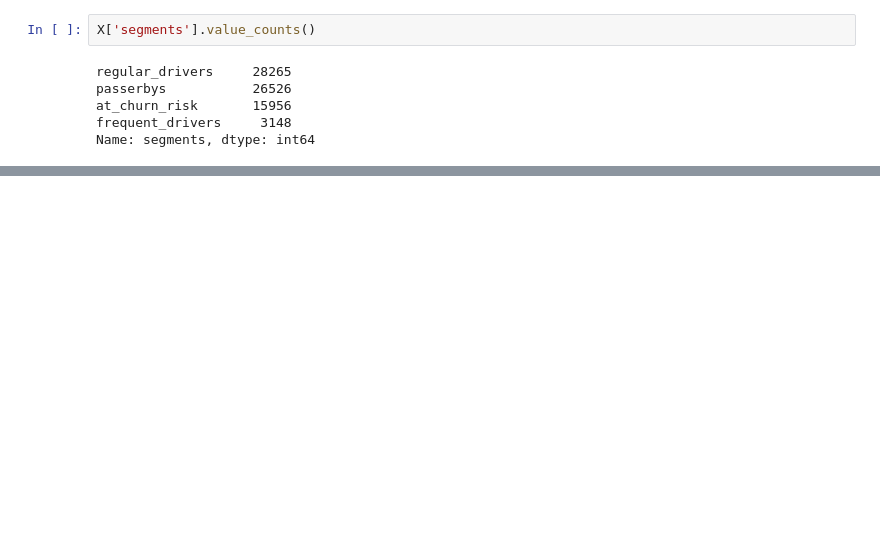
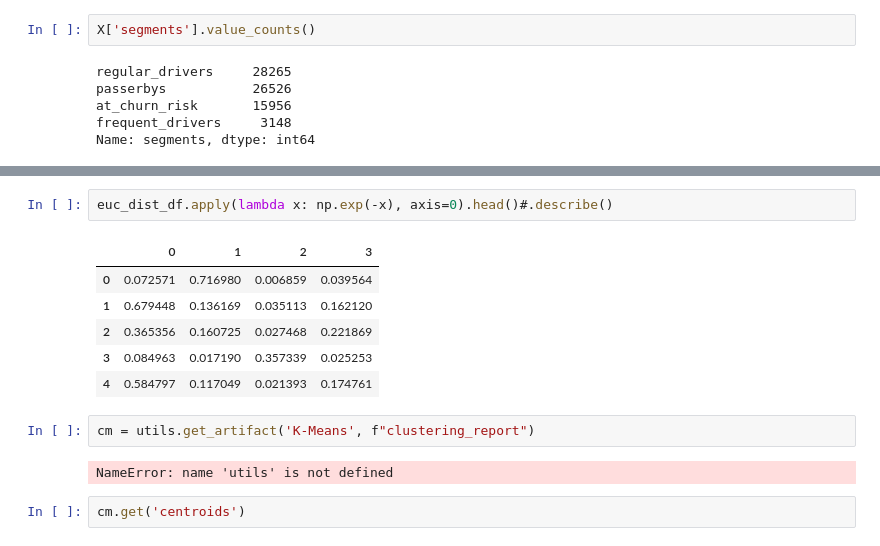
Before and after one commit to fedorTurchenko18/dsc-571, a Jupyter notebook: clustering.ipynb, the cells around one changed output, grey strips where cells are left out. Drawn from its saved outputs; the diff is of its cells as text; blank space fills up the shorter version.

```diff
--- a/clustering.ipynb
+++ b/clustering.ipynb
@@ -236,0 +432,15 @@ Name: segments, dtype: int64
+# %%
+euc_dist_df.apply(lambda x: np.exp(-x), axis=0).head()#.describe()
+# %% [output]
+|  | 0 | 1 | 2 | 3 |
+| 0 | 0.072571 | 0.716980 | 0.006859 | 0.039564 |
+| 1 | 0.679448 | 0.136169 | 0.035113 | 0.162120 |
+| 2 | 0.365356 | 0.160725 | 0.027468 | 0.221869 |
+| 3 | 0.084963 | 0.017190 | 0.357339 | 0.025253 |
+| 4 | 0.584797 | 0.117049 | 0.021393 | 0.174761 |
+# %%
+cm = utils.get_artifact('K-Means', f"clustering_report")
+# %% [output]
+NameError: name 'utils' is not defined
+# %%
+cm.get('centroids')
```
Also changed, not shown: parts of 32 cells of this notebook, 16 other files.
